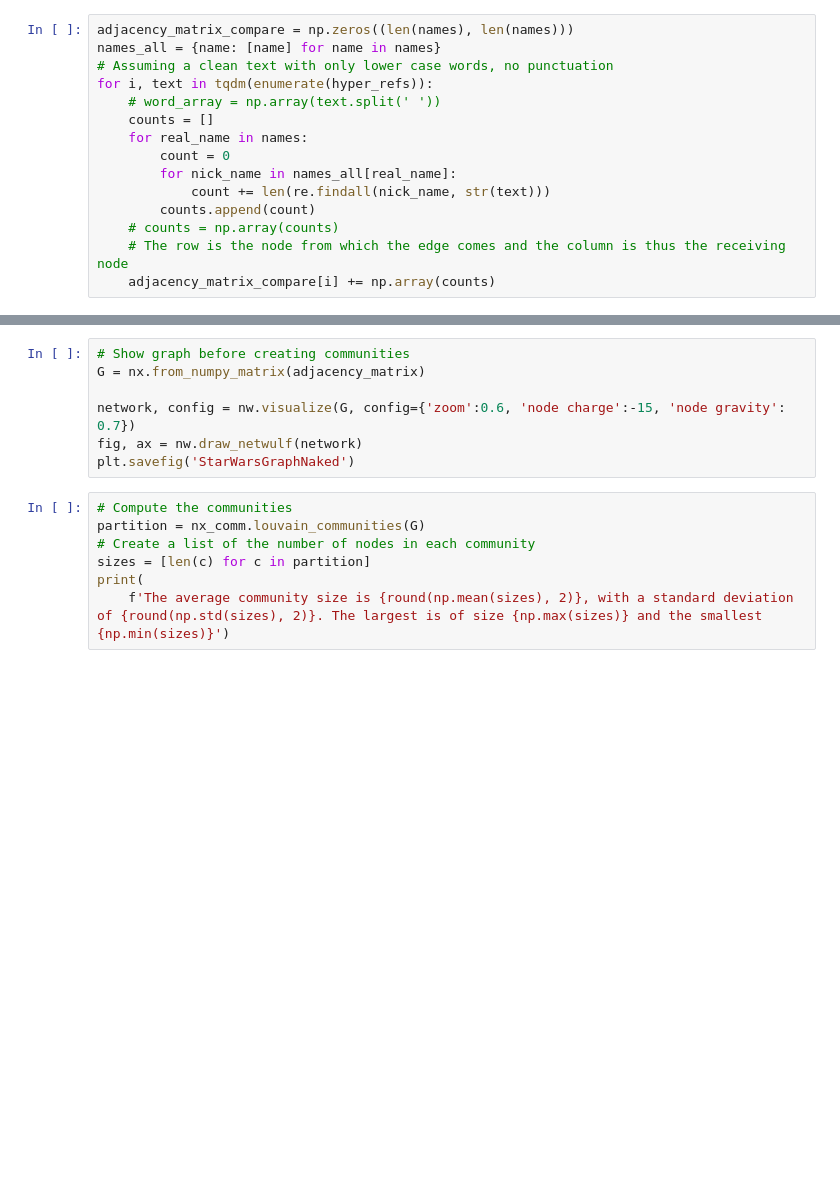
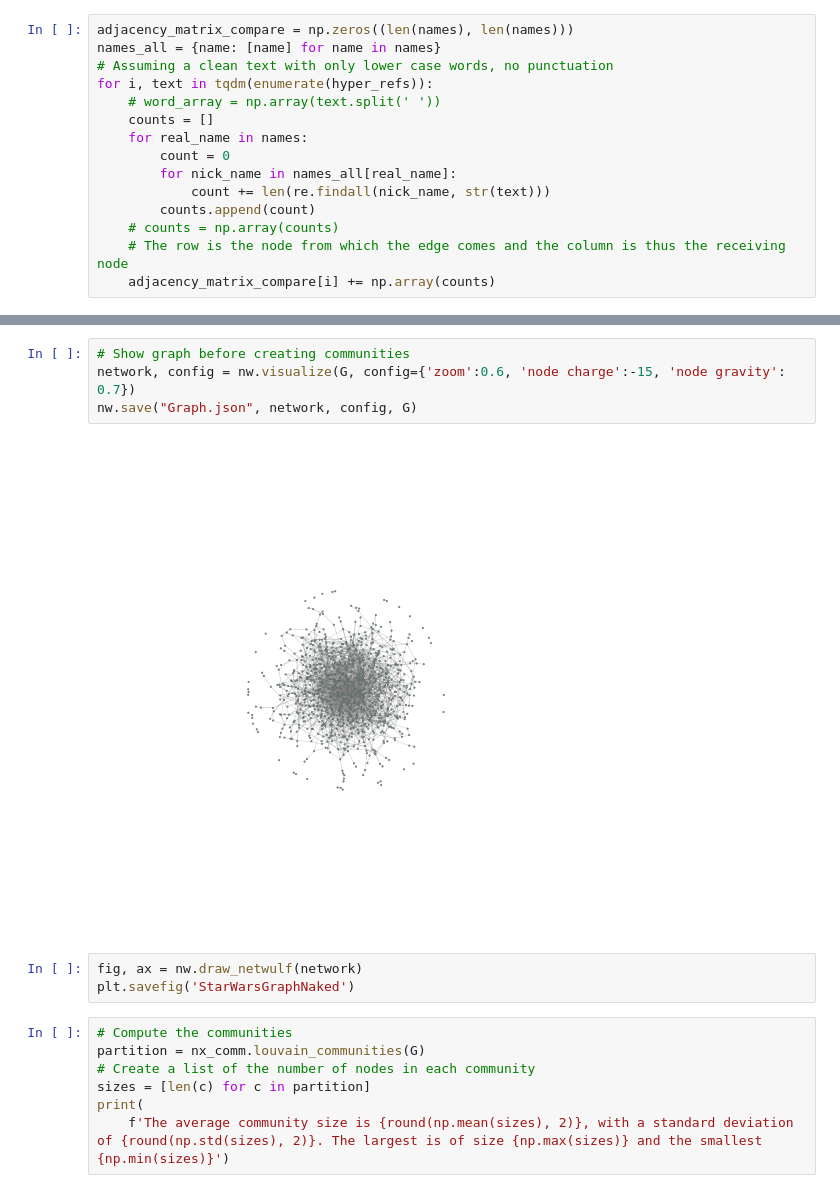
Before and after one commit to FabianScott/ComSoc, a Jupyter notebook: ProjectA/Build_graph.ipynb, the cells around one changed output, grey strips where cells are left out. Saved outputs shown, nothing was run; the diff lists cells and outputs as text; blank space fills up the shorter version.

```diff
--- a/ProjectA/Build_graph.ipynb
+++ b/ProjectA/Build_graph.ipynb
@@ -54,10 +87,12 @@ adjacency_matrix += (adjacency_matrix_compare == 1) * (adjacency_matrix == 0)
 # %%
 # Show graph before creating communities
-G = nx.from_numpy_matrix(adjacency_matrix)
-
 network, config = nw.visualize(G, config={'zoom':0.6, 'node charge':-15, 'node gravity': 0.7})
-fig, ax = nw.draw_netwulf(network)
-plt.savefig('StarWarsGraphNaked')
+nw.save("Graph.json", network, config, G)
+# %% [output]
+[figure, added]
+# %%
+fig, ax = nw.draw_netwulf(network)
+plt.savefig('StarWarsGraphNaked')
 # %%
 # Compute the communities
 partition = nx_comm.louvain_communities(G)
```
Also changed, not shown: parts of 5 cells of this notebook, 2 other files.
